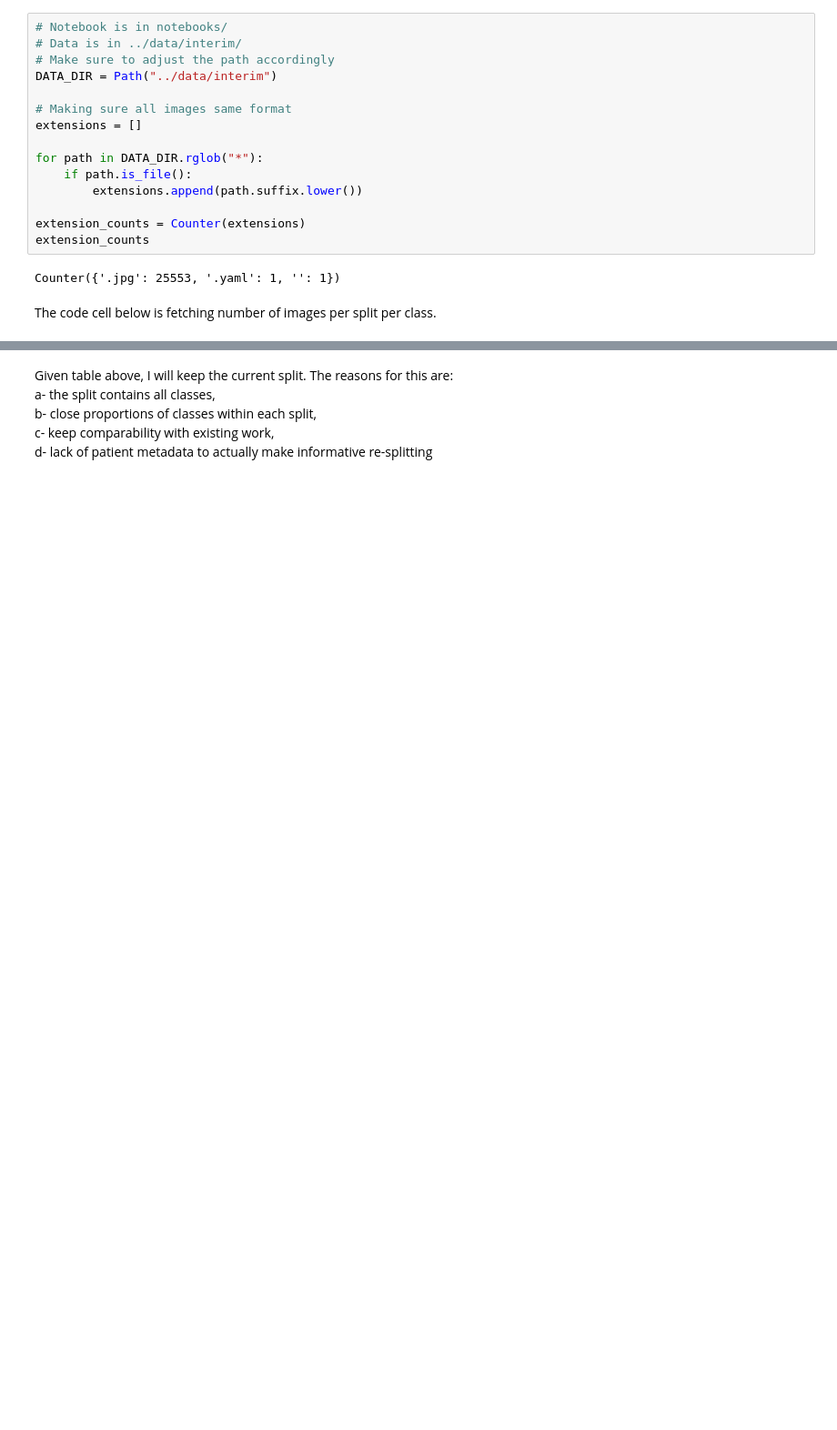
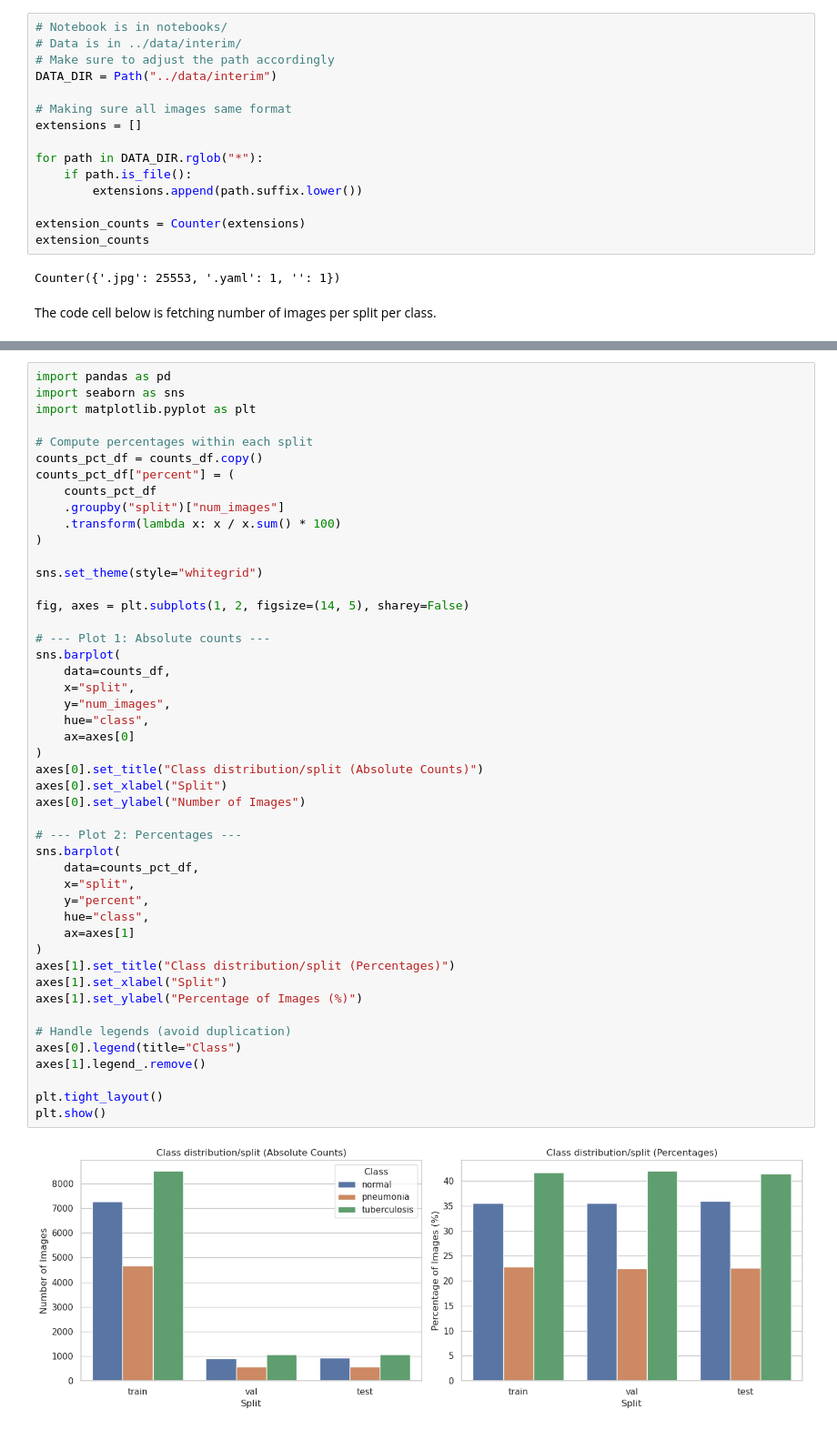
Before and after one commit to RamyGadalla/chest-xray-classification-ramygadalla, a Jupyter notebook: notebooks/01_ExploratoryDataAnaylsis.ipynb, the cells around one changed output, grey strips where cells are left out. Shown at 91% size. Saved outputs shown, nothing was run; the diff lists cells and outputs as text; blank space fills up the shorter version.

Commit message:
Adding class/split dist figure

```diff
--- a/notebooks/01_ExploratoryDataAnaylsis.ipynb
+++ b/notebooks/01_ExploratoryDataAnaylsis.ipynb
@@ -60,7 +31,49 @@ counts_df
-# %% [markdown]
-Given table above, I will keep the current split.
-The reasons for this are:
-a- the split contains all classes,
-b- close proportions of classes within each split,
-c- keep comparability with existing work,
-d- lack of patient metadata to actually make informative re-splitting
+# %%
+import pandas as pd
+import seaborn as sns
+import matplotlib.pyplot as plt
+
+# Compute percentages within each split
+counts_pct_df = counts_df.copy()
+counts_pct_df["percent"] = (
+    counts_pct_df
+    .groupby("split")["num_images"]
+    .transform(lambda x: x / x.sum() * 100)
+)
+
+sns.set_theme(style="whitegrid")
+
+fig, axes = plt.subplots(1, 2, figsize=(14, 5), sharey=False)
+
+# --- Plot 1: Absolute counts ---
+sns.barplot(
+    data=counts_df,
+    x="split",
+    y="num_images",
+    hue="class",
+    ax=axes[0]
+)
+axes[0].set_title("Class distribution/split (Absolute Counts)")
+axes[0].set_xlabel("Split")
+axes[0].set_ylabel("Number of Images")
+
+# --- Plot 2: Percentages ---
+sns.barplot(
+    data=counts_pct_df,
+    x="split",
+    y="percent",
+    hue="class",
+    ax=axes[1]
+)
+axes[1].set_title("Class distribution/split (Percentages)")
+axes[1].set_xlabel("Split")
+axes[1].set_ylabel("Percentage of Images (%)")
+
+# Handle legends (avoid duplication)
+axes[0].legend(title="Class")
+axes[1].legend_.remove()
+
+plt.tight_layout()
+plt.show()
+# %% [output]
+[figure, added]
```
Also changed, not shown: parts of 4 cells of this notebook.
